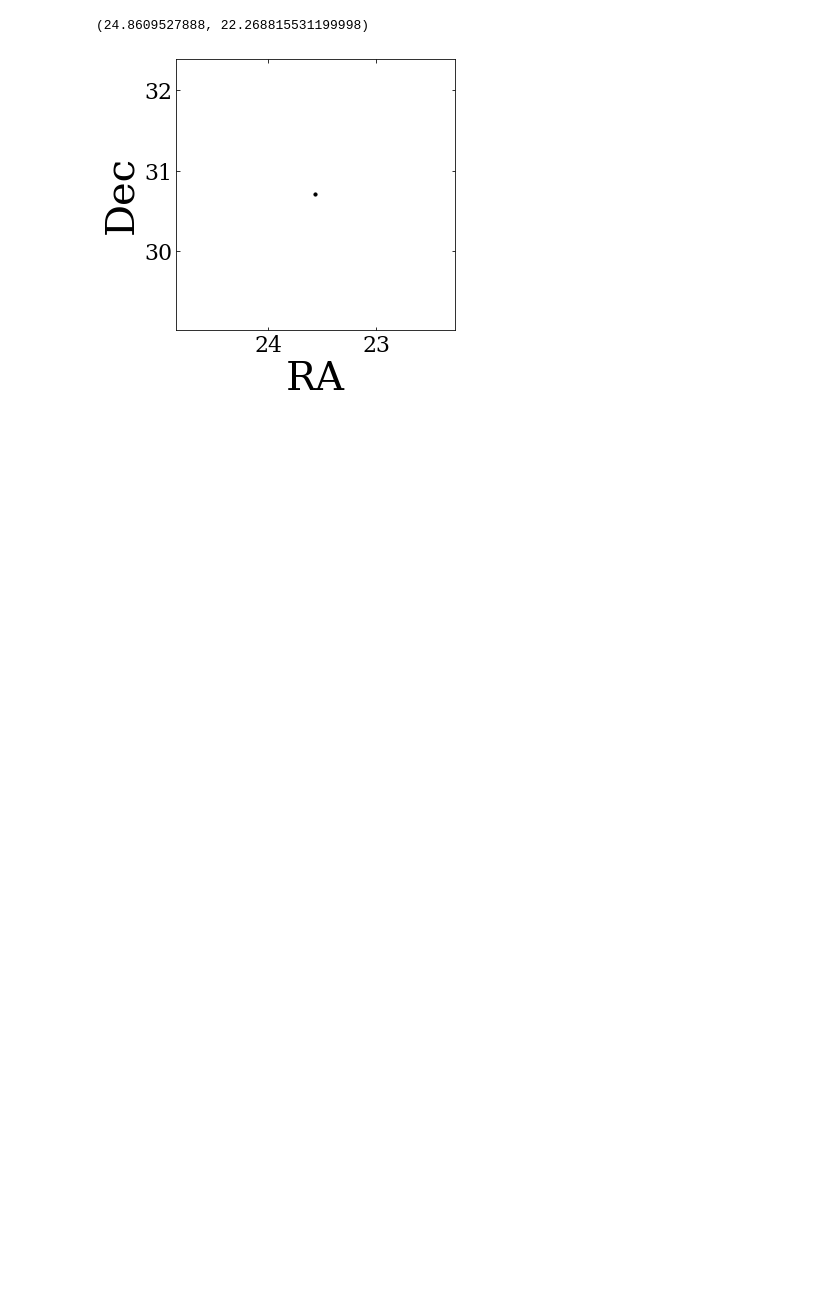
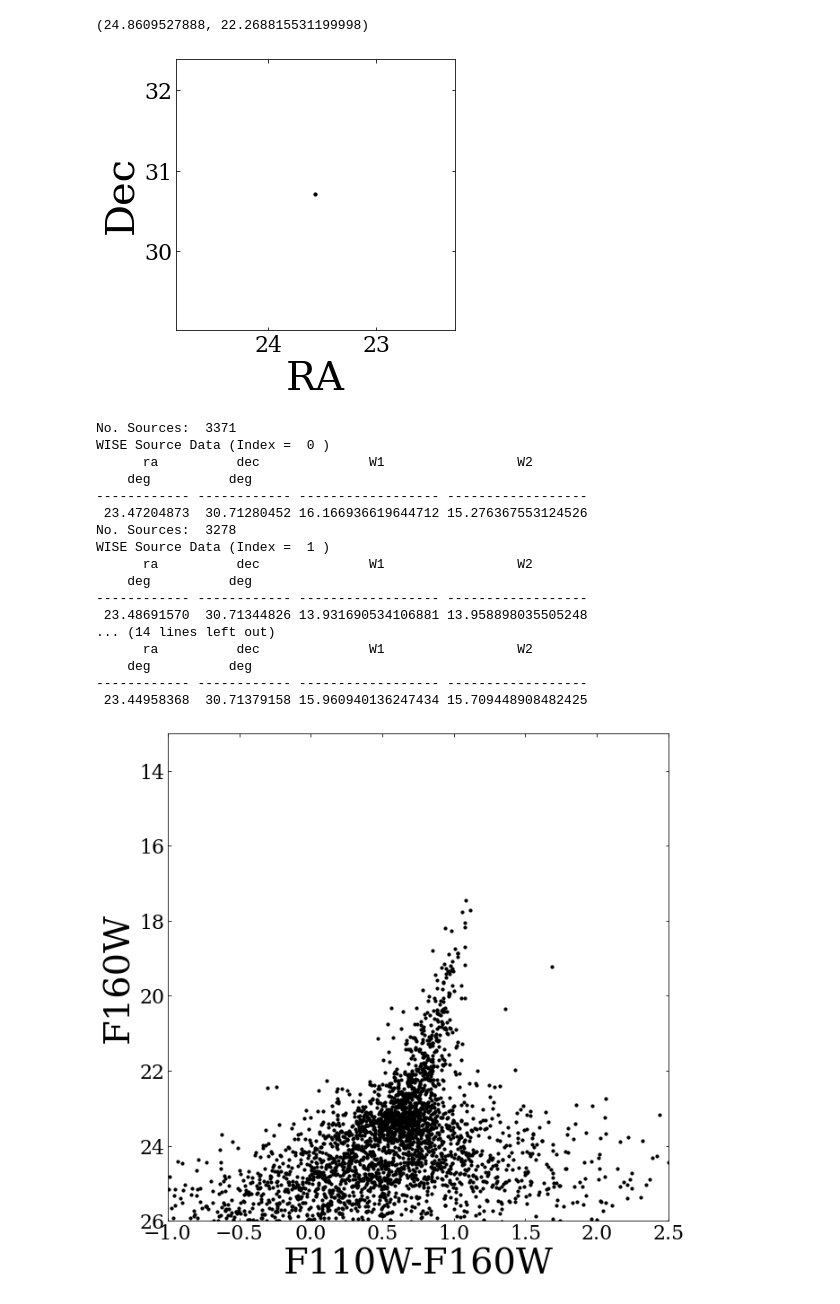
Before and after one commit to tmsandford/M33_Matching, a Jupyter notebook: M33_Matching_Exploration.ipynb, the cells around one changed output. Saved outputs shown, nothing was run; the diff lists cells and outputs as text; code cells hidden in the pictures; blank space fills up the shorter version.

```diff
--- a/M33_Matching_Exploration.ipynb
+++ b/M33_Matching_Exploration.ipynb
@@ -506,3 +510,47 @@ ax.set_xlim(ax.get_xlim()[::-1])
 # %% [output]
 (24.8609527888, 22.268815531199998)
 [figure]
+# %%
+def phatter_sources(index):
+  delta_ra = (ra - table['ra'][index])*np.cos(np.pi/180 * table['dec'][index])
+  delta_dec = dec - table['dec'][index]
+  wh = np.where( np.sqrt(delta_ra**2 + delta_dec**2) <= 6.0/3600 )
+  ds['F110W_F160W'] = ds.F110W_VEGA - ds.F160W_VEGA
+  F110W_F160W,F160W = ds.F110W_F160W.evaluate(selection='SUB'),ds.F160W_VEGA.evaluate(selection='SUB')
+
+  fig = plt.figure()
+  fig.set_figwidth(10)
+  fig.set_figheight(10)
+  ax = plt.subplot(111)
+  ax.set_xlabel('F110W-F160W')
+  ax.set_ylabel('F160W')
+  ax.set_xlim(-1,2.5)
+  ax.set_ylim(26,13)
+  ax.scatter(F110W_F160W[wh],F160W[wh],s=10,c='black')
+
+
+  print("No. Sources: ",(np.count_nonzero(F110W_F160W[wh])),
+        "\nWISE Source Data (Index = ", index, ")\n",
+        table['ra', 'dec', 'W1', 'W2'][index])
+# %%
+for x in range(5):
+  phatter_sources(x)
+# %% [output]
+No. Sources:  3371
+WISE Source Data (Index =  0 )
+      ra          dec              W1                 W2
+    deg          deg
+------------ ------------ ------------------ ------------------
+ 23.47204873  30.71280452 16.166936619644712 15.276367553124526
+No. Sources:  3278
+WISE Source Data (Index =  1 )
+      ra          dec              W1                 W2
+    deg          deg
+------------ ------------ ------------------ ------------------
+ 23.48691570  30.71344826 13.931690534106881 13.958898035505248
+... (14 lines left out)
+      ra          dec              W1                 W2
+    deg          deg
+------------ ------------ ------------------ ------------------
+ 23.44958368  30.71379158 15.960940136247434 15.709448908482425
+[figure, added]
```
Also changed, not shown: parts of 7 cells of this notebook.
